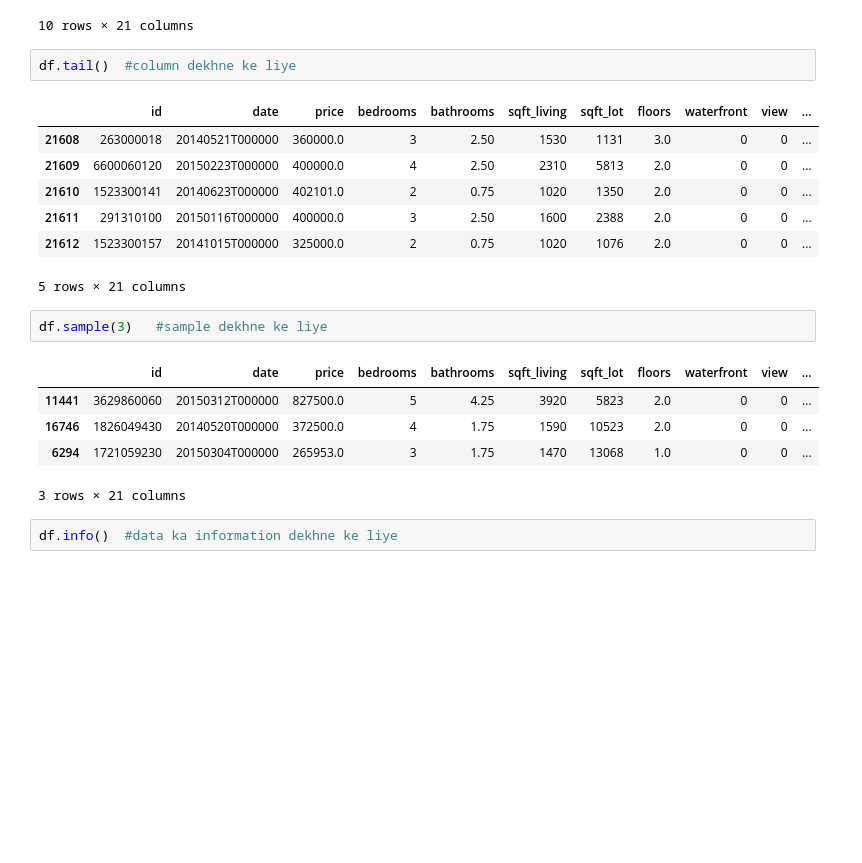
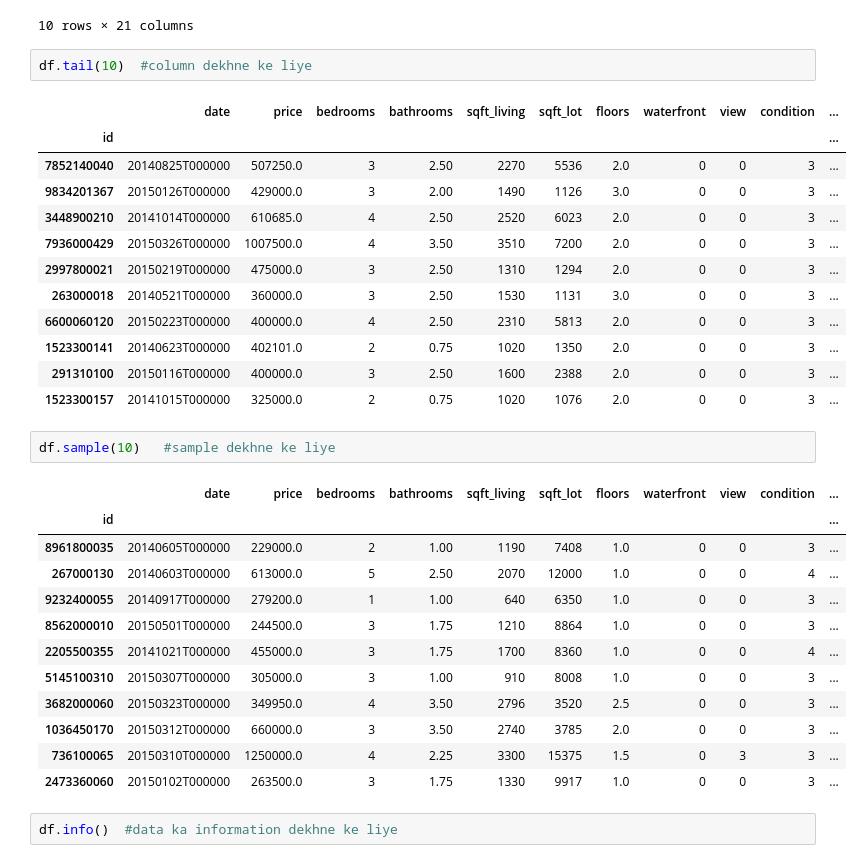
Before and after one commit to GulamAnsari12/DATA-ANALYST, a Jupyter notebook: CAPSULE/Analysis/pandas.ipynb, the cells around one changed output. Saved outputs shown, nothing was run; the diff lists cells and outputs as text; blank space fills up the shorter version.

```diff
--- a/CAPSULE/Analysis/pandas.ipynb
+++ b/CAPSULE/Analysis/pandas.ipynb
@@ -78,23 +76,35 @@ df.head(10)   #top 10 row ko print karane ke liye
 | 9 | 3793500160 | 20150312T000000 | 323000.0 | 3 | 2.50 | 1890 | 6560 | 2.0 | 0 | 0 | ... |
 10 rows × 21 columns
 # %%
-df.tail()  #column dekhne ke liye
+df.tail(10)  #column dekhne ke liye
 # %% [output]
-|  | id | date | price | bedrooms | bathrooms | sqft_living | sqft_lot | floors | waterfront | view | ... |
-| 21608 | 263000018 | 20140521T000000 | 360000.0 | 3 | 2.50 | 1530 | 1131 | 3.0 | 0 | 0 | ... |
-| 21609 | 6600060120 | 20150223T000000 | 400000.0 | 4 | 2.50 | 2310 | 5813 | 2.0 | 0 | 0 | ... |
-| 21610 | 1523300141 | 20140623T000000 | 402101.0 | 2 | 0.75 | 1020 | 1350 | 2.0 | 0 | 0 | ... |
-| 21611 | 291310100 | 20150116T000000 | 400000.0 | 3 | 2.50 | 1600 | 2388 | 2.0 | 0 | 0 | ... |
-| 21612 | 1523300157 | 20141015T000000 | 325000.0 | 2 | 0.75 | 1020 | 1076 | 2.0 | 0 | 0 | ... |
+|  | date | price | bedrooms | bathrooms | sqft_living | sqft_lot | floors | waterfront | view | condition | ... |
+| id |  |  |  |  |  |  |  |  |  |  | ... |
+| 7852140040 | 20140825T000000 | 507250.0 | 3 | 2.50 | 2270 | 5536 | 2.0 | 0 | 0 | 3 | ... |
+| 9834201367 | 20150126T000000 | 429000.0 | 3 | 2.00 | 1490 | 1126 | 3.0 | 0 | 0 | 3 | ... |
+| 3448900210 | 20141014T000000 | 610685.0 | 4 | 2.50 | 2520 | 6023 | 2.0 | 0 | 0 | 3 | ... |
+| 7936000429 | 20150326T000000 | 1007500.0 | 4 | 3.50 | 3510 | 7200 | 2.0 | 0 | 0 | 3 | ... |
+| 2997800021 | 20150219T000000 | 475000.0 | 3 | 2.50 | 1310 | 1294 | 2.0 | 0 | 0 | 3 | ... |
+| 263000018 | 20140521T000000 | 360000.0 | 3 | 2.50 | 1530 | 1131 | 3.0 | 0 | 0 | 3 | ... |
+| 6600060120 | 20150223T000000 | 400000.0 | 4 | 2.50 | 2310 | 5813 | 2.0 | 0 | 0 | 3 | ... |
+| 1523300141 | 20140623T000000 | 402101.0 | 2 | 0.75 | 1020 | 1350 | 2.0 | 0 | 0 | 3 | ... |
+| 291310100 | 20150116T000000 | 400000.0 | 3 | 2.50 | 1600 | 2388 | 2.0 | 0 | 0 | 3 | ... |
+| 1523300157 | 20141015T000000 | 325000.0 | 2 | 0.75 | 1020 | 1076 | 2.0 | 0 | 0 | 3 | ... |
-5 rows × 21 columns
 # %%
-df.sample(3)   #sample dekhne ke liye
+df.sample(10)   #sample dekhne ke liye
 # %% [output]
-|  | id | date | price | bedrooms | bathrooms | sqft_living | sqft_lot | floors | waterfront | view | ... |
-| 11441 | 3629860060 | 20150312T000000 | 827500.0 | 5 | 4.25 | 3920 | 5823 | 2.0 | 0 | 0 | ... |
-| 16746 | 1826049430 | 20140520T000000 | 372500.0 | 4 | 1.75 | 1590 | 10523 | 2.0 | 0 | 0 | ... |
-| 6294 | 1721059230 | 20150304T000000 | 265953.0 | 3 | 1.75 | 1470 | 13068 | 1.0 | 0 | 0 | ... |
+|  | date | price | bedrooms | bathrooms | sqft_living | sqft_lot | floors | waterfront | view | condition | ... |
+| id |  |  |  |  |  |  |  |  |  |  | ... |
+| 8961800035 | 20140605T000000 | 229000.0 | 2 | 1.00 | 1190 | 7408 | 1.0 | 0 | 0 | 3 | ... |
+| 267000130 | 20140603T000000 | 613000.0 | 5 | 2.50 | 2070 | 12000 | 1.0 | 0 | 0 | 4 | ... |
+| 9232400055 | 20140917T000000 | 279200.0 | 1 | 1.00 | 640 | 6350 | 1.0 | 0 | 0 | 3 | ... |
+| 8562000010 | 20150501T000000 | 244500.0 | 3 | 1.75 | 1210 | 8864 | 1.0 | 0 | 0 | 3 | ... |
+| 2205500355 | 20141021T000000 | 455000.0 | 3 | 1.75 | 1700 | 8360 | 1.0 | 0 | 0 | 4 | ... |
+| 5145100310 | 20150307T000000 | 305000.0 | 3 | 1.00 | 910 | 8008 | 1.0 | 0 | 0 | 3 | ... |
+| 3682000060 | 20150323T000000 | 349950.0 | 4 | 3.50 | 2796 | 3520 | 2.5 | 0 | 0 | 3 | ... |
+| 1036450170 | 20150312T000000 | 660000.0 | 3 | 3.50 | 2740 | 3785 | 2.0 | 0 | 0 | 3 | ... |
+| 736100065 | 20150310T000000 | 1250000.0 | 4 | 2.25 | 3300 | 15375 | 1.5 | 0 | 3 | 3 | ... |
+| 2473360060 | 20150102T000000 | 263500.0 | 3 | 1.75 | 1330 | 9917 | 1.0 | 0 | 0 | 3 | ... |
-3 rows × 21 columns
 # %%
 df.info()  #data ka information dekhne ke liye
 # %% [output]
```
Also changed, not shown: parts of 6 cells of this notebook, 4 other files.
